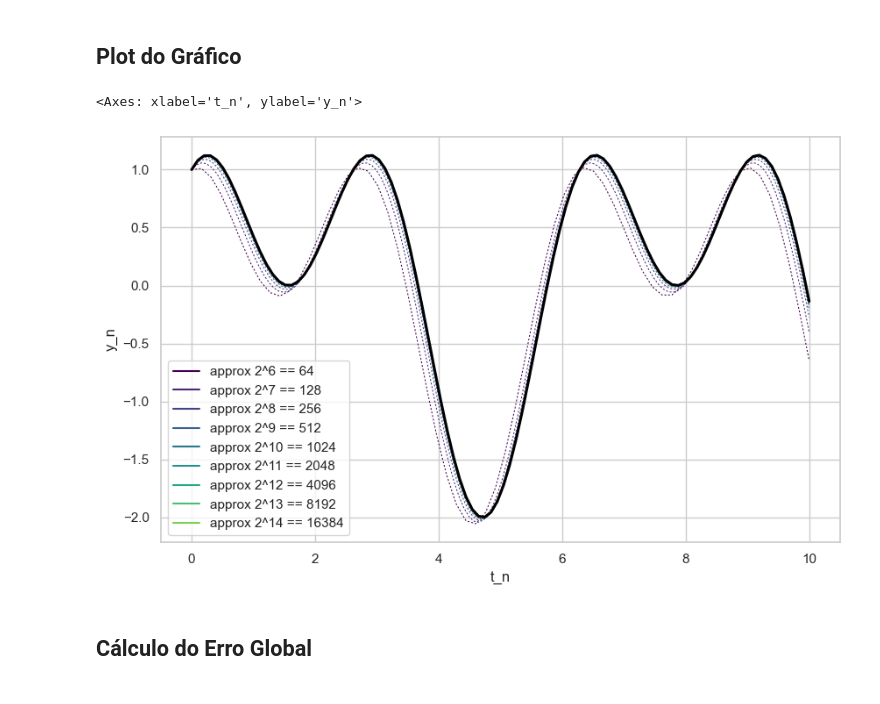
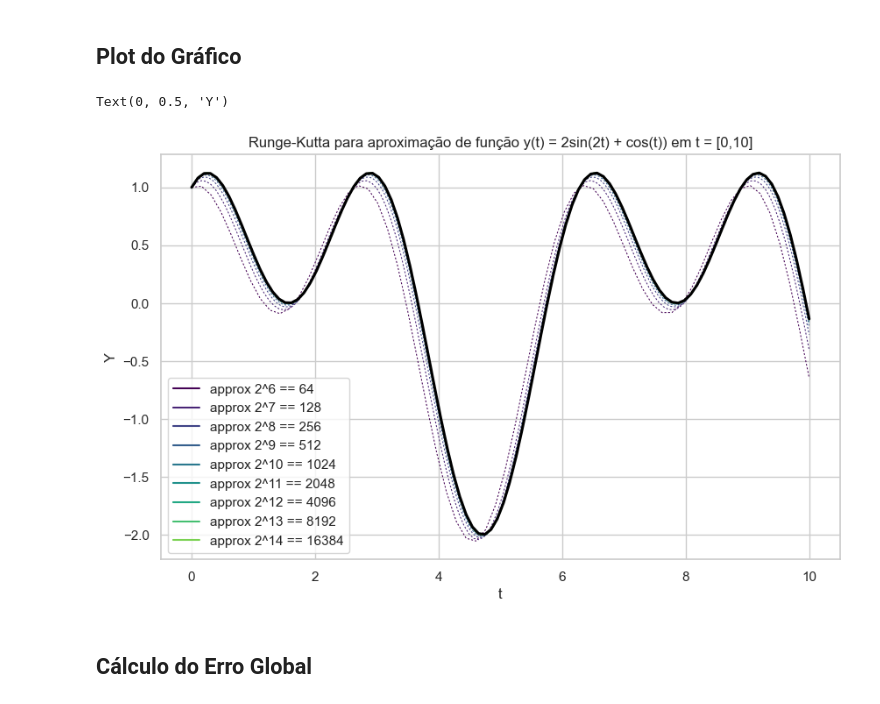
Before and after one commit to thainaraassis/MAP3122, a Jupyter notebook: RK.ipynb, the cells around one changed output. Cells and saved outputs as stored; diff of their text form; code cells hidden in the pictures.

```diff
--- a/RK.ipynb
+++ b/RK.ipynb
@@ -8,17 +8,17 @@ import matplotlib.pyplot as plt
 ## Plot do Gráfico
 # %%
 # y' = 2*cos(2x) - sen(x)
-# y(0) = 1
+# y(0) = 2
 # C = 1,5
 
 
 
 def phi(t,y,dt): #função de discretização
     #------------------------- #Runge-kutta
-    k1 = dt*f(t, y)
-    k2 = dt* f(t+dt/2, y + dt/2*k1)
-    k3 = dt*f(t+dt/2, y + dt/2*k2)
-    k4 = dt*f(t+dt, y + dt*k3)
+    k1 = f(t, y)
+    k2 = f(t+dt/2, y + dt/2*k1)
+    k3 = f(t+dt/2, y + dt/2*k2)
+    k4 = f(t+dt, y + dt*k3)
 
     return 1/6*(k1 + 2*k2 + 2*k3 + k4)
     #------------------------- Euler Modificado
@@ -85,12 +85,15 @@ def plot_dfs(dfs):
 # %%
 sns.set_theme(style="whitegrid")
 plt.figure(figsize=(10,6))
 y_n,t_n = Y(0,10,100)                          #(t0,T,n)
 df_exato = generate_dataframe(t_n,y_n,'exato')
 
 dfs = generate_dfs(0,10,1,15)                  #(t0,T,y0,NAO MEXER)
 plot_dfs(dfs)
 sns.lineplot(data=df_exato,x='t_n',y='y_n',color = 'black',linewidth=2.25)
+plt.title('Runge-Kutta para aproximação de função y(t) = 2sin(2t) + cos(t)) em t = [0,10]')
+plt.xlabel('t')
+plt.ylabel('Y')
 # %% [output]
-<Axes: xlabel='t_n', ylabel='y_n'>
+Text(0, 0.5, 'Y')
-[figure, old version]
+[figure, new version]
```
Also changed, not shown: parts of 3 cells of this notebook, 9 other files.
